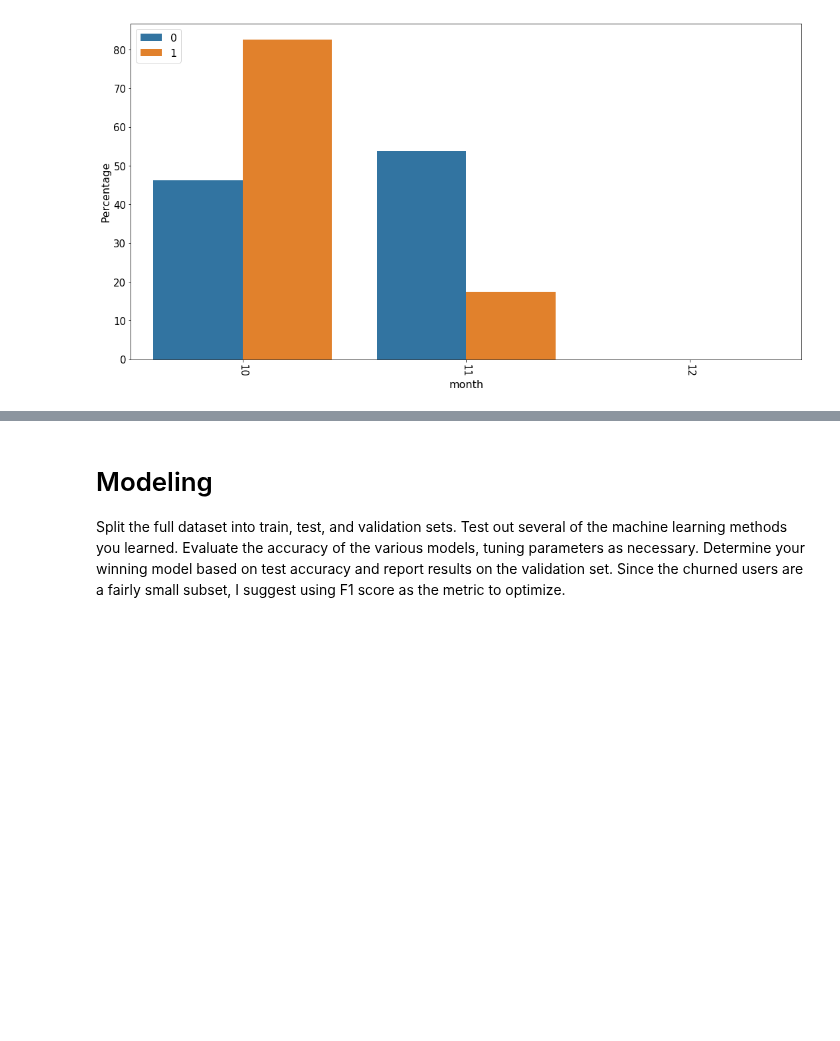
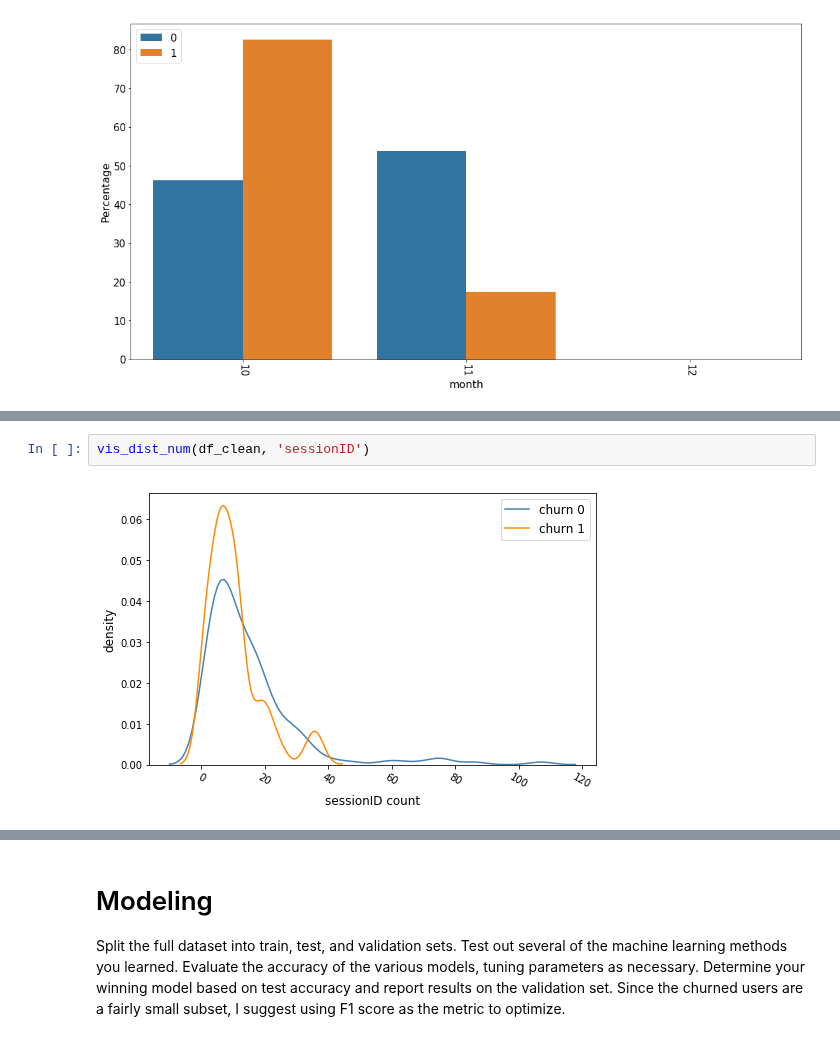
Before and after one commit to chziha/Data-Scientist-Udacity-Nanodegree, a Jupyter notebook: Churn-Predicting-with-Spark/Sparkify.ipynb, the cells around one changed output, grey strips where cells are left out. Drawn from its saved outputs; the diff is of its cells as text; blank space fills up the shorter version.

```diff
--- a/Churn-Predicting-with-Spark/Sparkify.ipynb
+++ b/Churn-Predicting-with-Spark/Sparkify.ipynb
@@ -662,0 +722,4 @@ If you are working in the classroom workspace, you can just extract features bas
+# %%
+vis_dist_num(df_clean, 'sessionID')
+# %% [output]
+[figure, added]
```
Also changed, not shown: parts of 36 cells of this notebook.
